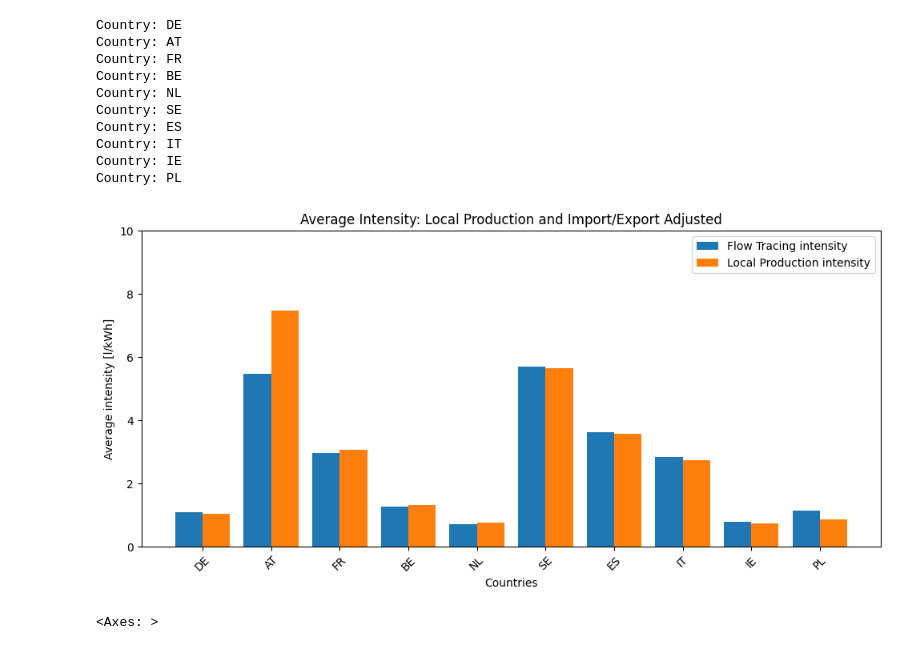
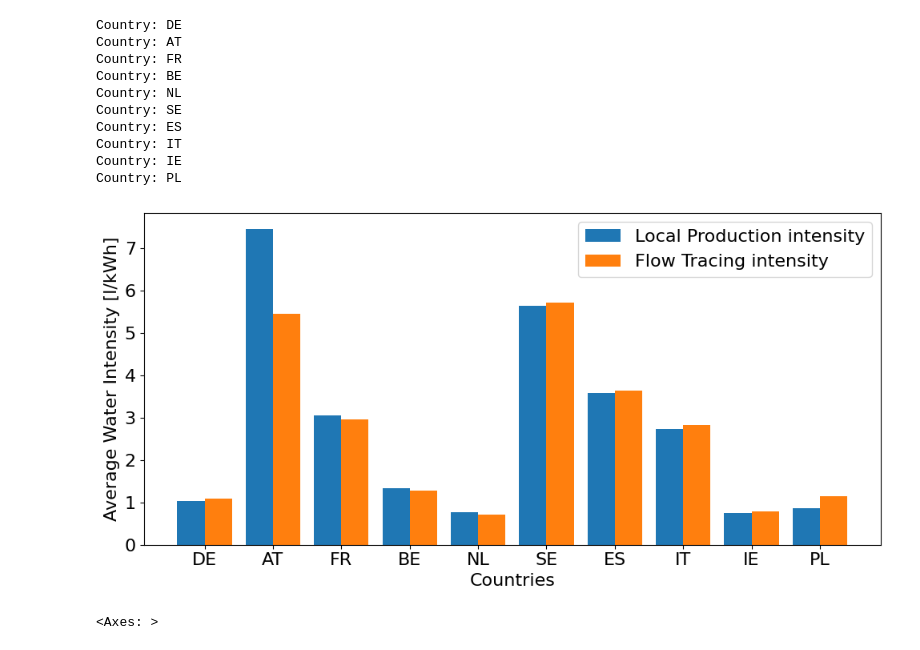
Before and after one commit to jonasschiller/IntensityLib, a Jupyter notebook: Testing.ipynb, the cells around one changed output. Saved outputs shown, nothing was run; the diff lists cells and outputs as text; code cells hidden in the pictures.

```diff
--- a/Testing.ipynb
+++ b/Testing.ipynb
@@ -19,8 +39,8 @@ intensities=[]
 for country in server_countries:
     print("Country: "+country)
     # Get data
-    intensity_flow=its.get_average_intensity_flow(country, start, end,water=True)
-    intensity=its.get_average_intensity(country, start, end,water=True)
+    intensity_flow=its.get_average_intensity_flow(country, start, end,water=True,weighted=False)
+    intensity=its.get_average_intensity(country, start, end,water=True,weighted=False)
     intensity_flows.append(intensity_flow.mean())
     intensities.append(intensity.mean())
 # %% [output]
@@ -37,30 +57,29 @@ Country: PL
 # %%
 # Creating the plot
 fig, ax = plt.subplots(figsize=(10, 5))
 bar_width = 0.8
 
 # Stacking bars for production and import intensity
 bar_width = 0.4
-p1 = ax.bar(np.arange(len(server_countries)), intensity_flows, width=bar_width, label="Flow Tracing intensity")
-p2 = ax.bar(np.arange(len(server_countries)) + bar_width, intensities, width=bar_width, label="Local Production intensity")
+p2 = ax.bar(np.arange(len(server_countries)) , intensities, width=bar_width, label="Local Production intensity")
+p1 = ax.bar(np.arange(len(server_countries)) + bar_width, intensity_flows, width=bar_width, label="Flow Tracing intensity")
+
 ax.set_xticks(np.arange(len(server_countries)) + bar_width / 2)
 ax.set_xticklabels(server_countries)
 
 
 # Setting labels and title
-ax.set_ylabel("Average intensity [l/kWh]")
-ax.set_xlabel("Countries")
-ax.set_title("Average Intensity: Local Production and Import/Export Adjusted")
-ax.set_ylim(0, 10)
-ax.legend()
-
+ax.set_ylabel("Average Water Intensity [l/kWh]",size=16)
+ax.set_xlabel("Countries",size=16)
+ax.legend(fontsize=16)
+ax.tick_params(axis='both', which='major', labelsize=16)
 # Display adjustments
-plt.xticks(rotation=45)
+plt.xticks(rotation=0)
 plt.tight_layout()
 plt.savefig("average_intensity_comparison.png",dpi=300)
 plt.show()
 # %% [output]
-[figure, old version]
+[figure, new version]
 # %%
 # Fetch generation data
 generation_df = entsoe_wrapper.get_generation_data_1h(country, start, end)
```
Also changed, not shown: parts of 2 cells of this notebook, 17 other files.
